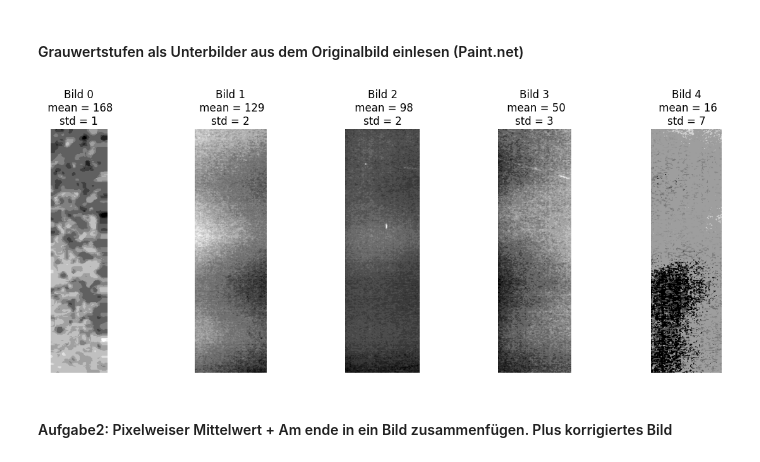
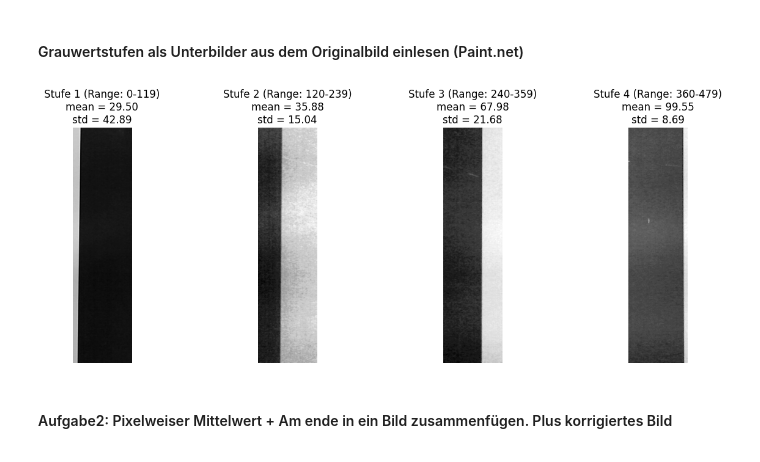
Before and after one commit to Florian11111/SSS, a Jupyter notebook: versuch 2/verarbeitung.ipynb, the cells around one changed output. Cells and saved outputs as stored; diff of their text form; code cells hidden in the pictures.

```diff
--- a/versuch 2/verarbeitung.ipynb
+++ b/versuch 2/verarbeitung.ipynb
@@ -31,39 +31,39 @@ Helligkeit:
 #### Grauwertstufen als Unterbilder aus dem Originalbild einlesen (Paint.net)
 # %%
 # Pfad zum Grauwertkeilbild
-grauwertkeil_pfad = './grau/grauwertkeil.png'
+grauwertkeil_pfad = './SchwarzWeiss.png'
 
 # Bild laden
 grauwertkeil = cv2.imread(grauwertkeil_pfad, cv2.IMREAD_GRAYSCALE)
 
 if grauwertkeil is None:
     print(f'Das Bild konnte nicht geladen werden: {grauwertkeil_pfad}')
 else:
     # Angenommen, wir kennen die Anzahl der Stufen und ihre Position im Bild
     anzahl_stufen = 4
     stufen_hoehe = grauwertkeil.shape[0] // anzahl_stufen
 
     plt.figure(figsize=(15, 5))
 
     # Jede Stufe analysieren und anzeigen
     for i in range(anzahl_stufen):
-        stufenbereich = grauwertkeil[i*stufen_hoehe:(i+1)*stufen_hoehe, :]
+        stufenbereich = grauwertkeil[:, i*stufen_hoehe:(i+1)*stufen_hoehe]
         mittelwert = np.mean(stufenbereich)
         standardabweichung = np.std(stufenbereich)
 
         # Range für jede Stufe
         range_start = i * stufen_hoehe
         range_end = (i + 1) * stufen_hoehe - 1
 
         # Erstelle einen Subplot für jede Stufe
         plt.subplot(1, anzahl_stufen, i + 1)
         plt.imshow(stufenbereich, cmap='gray')
         plt.title(f'Stufe {i+1} (Range: {range_start}-{range_end})\nmean = {mittelwert:.2f}\nstd = {standardabweichung:.2f}')
         plt.axis('off')
 
     plt.show()
 # %% [output]
-[figure, old version]
+[figure, new version]
 # %% [markdown]
 #### Aufgabe2: Pixelweiser Mittelwert + Am ende in ein Bild zusammenfügen. Plus korrigiertes Bild
 # %%
```
Also changed, not shown: parts of 5 cells of this notebook, 1 other file.
